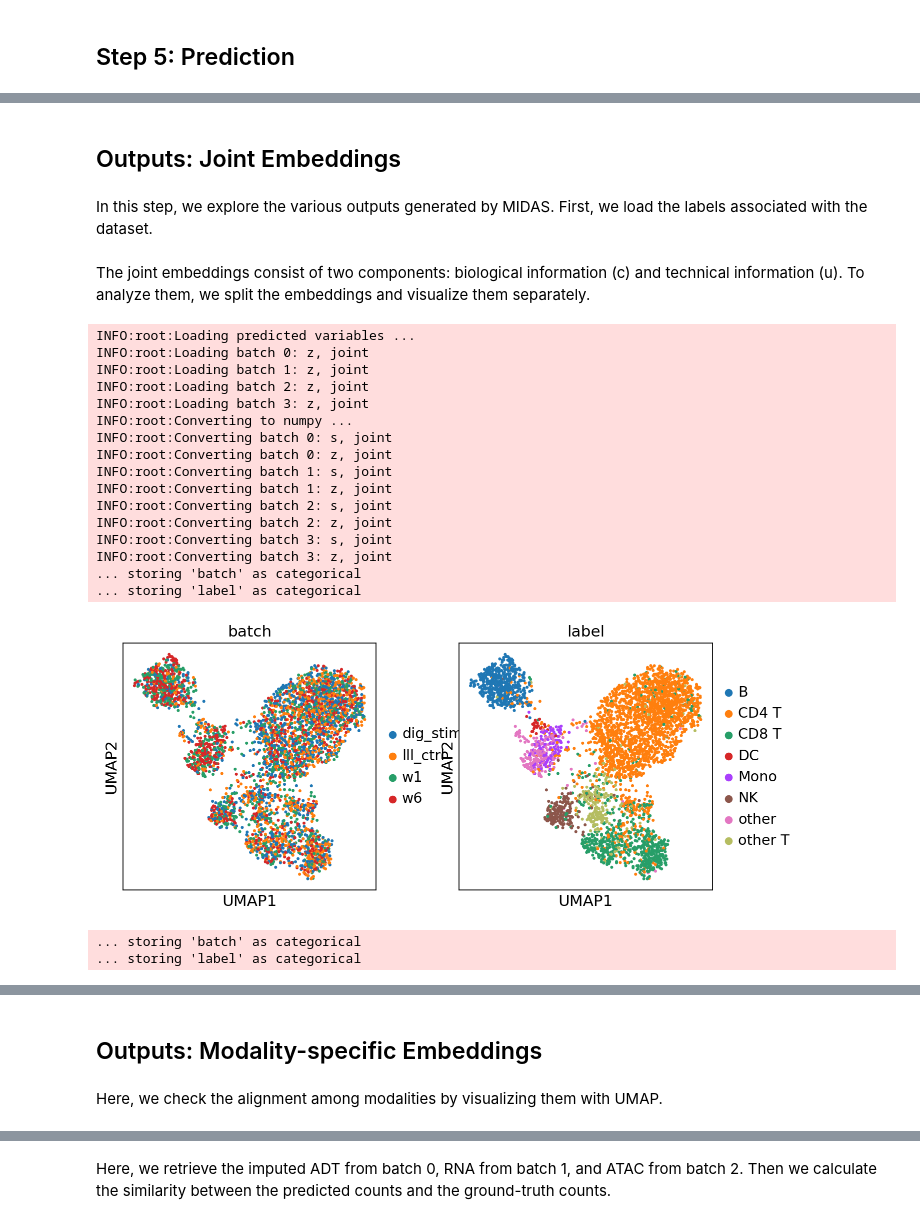
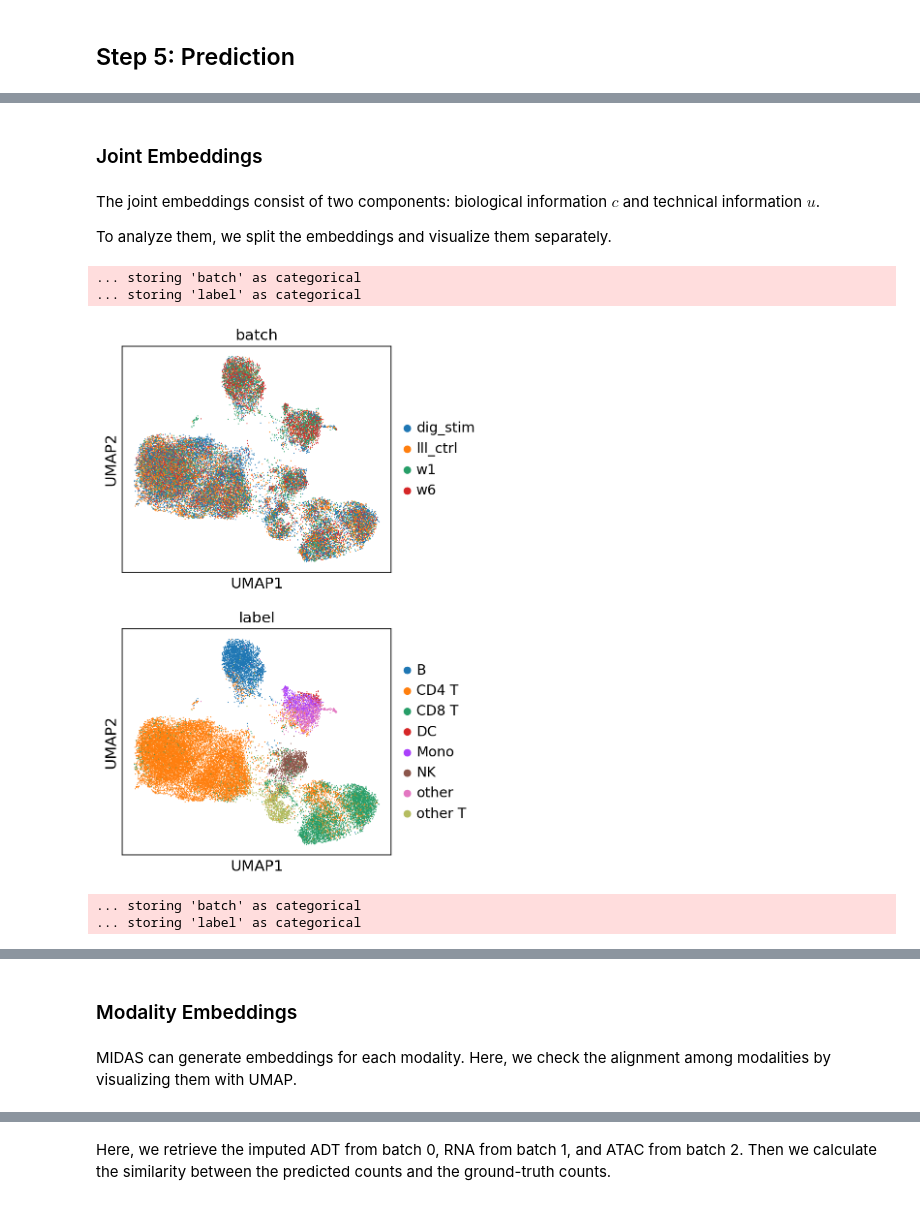
Before and after one commit to labomics/midas, a Jupyter notebook: docs/source/tutorials/basics/demo3.ipynb, the cells around one changed output, grey strips where cells are left out. Drawn from its saved outputs; the diff is of its cells as text; code cells hidden in the pictures.

```diff
--- a/docs/source/tutorials/basics/demo3.ipynb
+++ b/docs/source/tutorials/basics/demo3.ipynb
@@ -52 +58,3 @@ After configuring the model, we proceed with training. This step typically takes
+# %%
+model.load_checkpoint(f'./saved_models/{task}.pt')
 # %%
@@ -106,53 +68,41 @@ model.predict('./predict/'+task,
+# %%
+# Load labels.
+label = []
+batch_id = []
+for i in ['w1', 'w6', 'lll_ctrl', 'dig_stim']:
+    label.append(pd.read_csv('./dataset/'+task+'/label/%s.csv'%i, index_col=0).values.flatten())
+    batch_id.append([i]*len(label[-1]))
+labels = np.concatenate(label)
+batch_id = np.concatenate(batch_id)
 # %% [markdown]
-## Outputs: Joint Embeddings
+### Joint Embeddings
-# %% [markdown]
-In this step, we explore the various outputs generated by MIDAS.
-First, we load the labels associated with the dataset.
-# %%
-label = []
-batch_id = []
-for i in ['w1', 'w6', 'lll_ctrl', 'dig_stim']:
-    label.append(pd.read_csv('./dataset/'+task+'/label/%s.csv'%i, index_col=0).values.flatten()[:1000])
-    batch_id.append([i] * 1000)
-labels = np.concatenate(label)
-batch_ids = np.concatenate(batch_id)
+# %%
+# Load joint latent embeddings.
+# If you prefer to save the joint latent embeddings to disk,
+# you can set `save_dir` in the scmidas.model.MIDAS.predict() method
+# and use scmidas.utils.load_predicted() to load the embeddings later.
+joint_embeddings = model.predict(joint_latent=True)
 # %% [markdown]
-The joint embeddings consist of two components: biological information (c) and technical information (u).
+The joint embeddings consist of two components: biological information $c$ and technical information $u$.
+
 To analyze them, we split the embeddings and visualize them separately.
 # %%
-joint_embeddings = load_predicted('./predict/'+task, model.combs, joint_latent=True)
-
 adata_bio = sc.AnnData(joint_embeddings['z']['joint'][:, :model.dim_c])
 adata_tech = sc.AnnData(joint_embeddings['z']['joint'][:, model.dim_c:])
 
-adata_bio.obs['batch'] = batch_ids
+adata_bio.obs['batch'] = batch_id
 adata_bio.obs['label'] = labels
-adata_tech.obs['batch'] = batch_ids
+adata_tech.obs['batch'] = batch_id
 adata_tech.obs['label'] = labels
 
 for adata in [adata_bio, adata_tech]:
     sc.pp.neighbors(adata)
     sc.tl.umap(adata)
-    #shuffle
-    sc.pp.subsample(adata, fraction=1)
-    sc.pl.umap(adata, color=['batch', 'label'], ncols=2)
+    sc.pp.subsample(adata, fraction=1) #shuffle
+    sc.pl.umap(adata, color=['batch', 'label'], ncols=1)
 # %% [output]
-INFO:root:Loading predicted variables ...
-INFO:root:Loading batch 0: z, joint
-INFO:root:Loading batch 1: z, joint
-INFO:root:Loading batch 2: z, joint
-INFO:root:Loading batch 3: z, joint
-INFO:root:Converting to numpy ...
-INFO:root:Converting batch 0: s, joint
-INFO:root:Converting batch 0: z, joint
-INFO:root:Converting batch 1: s, joint
-INFO:root:Converting batch 1: z, joint
-INFO:root:Converting batch 2: s, joint
-INFO:root:Converting batch 2: z, joint
-INFO:root:Converting batch 3: s, joint
-INFO:root:Converting batch 3: z, joint
 ... storing 'batch' as categorical
 ... storing 'label' as categorical
-[figure, old version]
+[figure, new version]
 ... storing 'batch' as categorical
 ... storing 'label' as categorical
@@ -160,4 +110,4 @@ INFO:root:Converting batch 3: z, joint
 # %% [markdown]
-## Outputs: Modality-specific Embeddings
+### Modality Embeddings
 # %% [markdown]
-Here, we check the alignment among modalities by visualizing them with UMAP.
+MIDAS can generate embeddings for each modality. Here, we check the alignment among modalities by visualizing them with UMAP.
```
Also changed, not shown: parts of 38 cells of this notebook, 13 other files.
